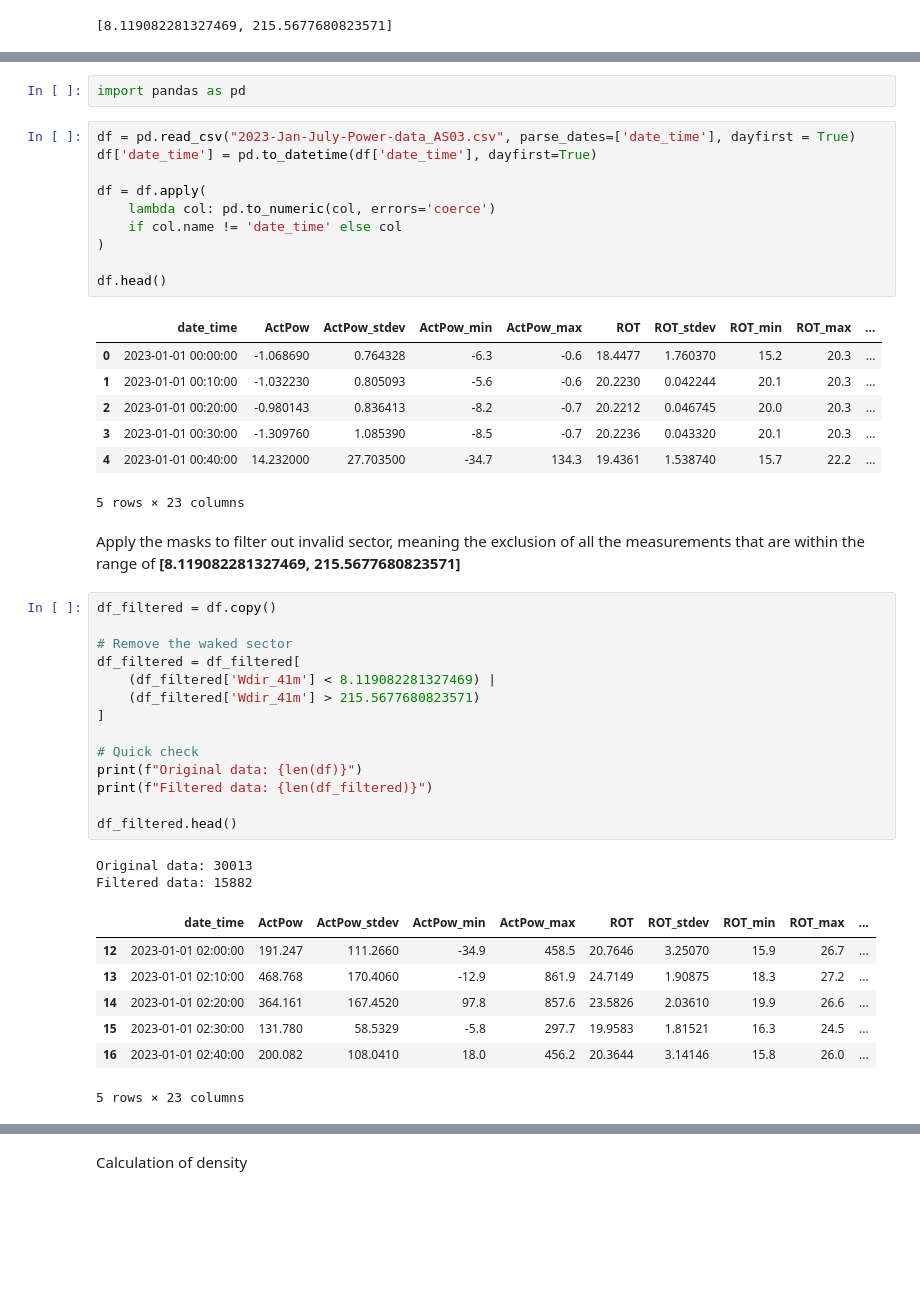
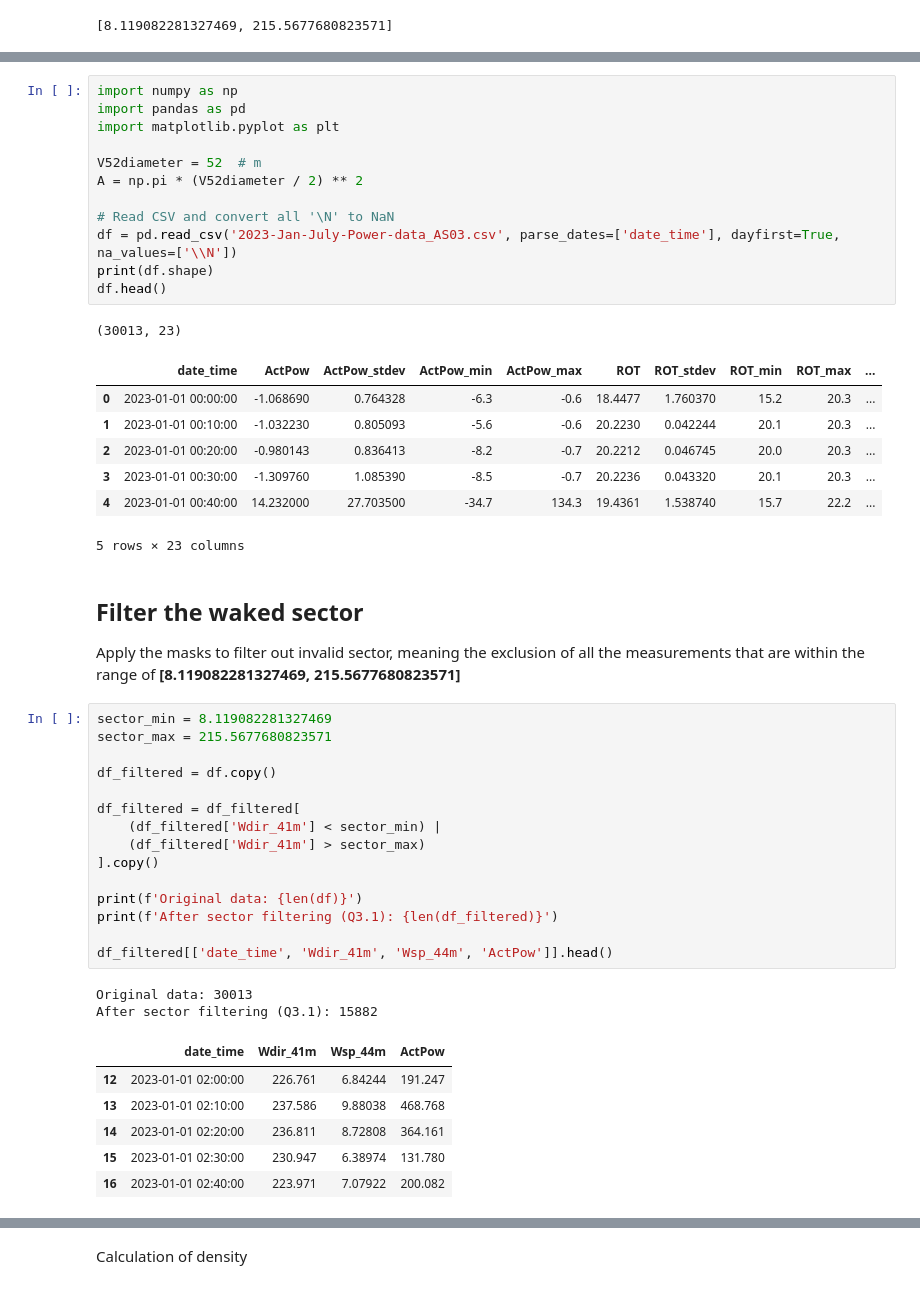
Before and after one commit to s254253/46400-WTMT, a Jupyter notebook: assignment3/question1.ipynb, the cells around one changed output, grey strips where cells are left out. Drawn from its saved outputs; the diff is of its cells as text; blank space fills up the shorter version.

```diff
--- a/assignment3/question1.ipynb
+++ b/assignment3/question1.ipynb
@@ -249,47 +258,49 @@ final_sector # not valid sector to discard when using wind directions from 2023-
 Import pandas to read csv file and then start the task
-# %%
-import pandas as pd
 # %%
-df = pd.read_csv("2023-Jan-July-Power-data_AS03.csv", parse_dates=['date_time'], dayfirst = True)
-df['date_time'] = pd.to_datetime(df['date_time'], dayfirst=True)
+import numpy as np
+import pandas as pd
+import matplotlib.pyplot as plt
 
-df = df.apply(
-    lambda col: pd.to_numeric(col, errors='coerce')
-    if col.name != 'date_time' else col
-)
+V52diameter = 52  # m
+A = np.pi * (V52diameter / 2) ** 2
 
+# Read CSV and convert all '\N' to NaN
+df = pd.read_csv('2023-Jan-July-Power-data_AS03.csv', parse_dates=['date_time'], dayfirst=True, na_values=['\\N'])
+print(df.shape)
 df.head()
 # %% [output]
+(30013, 23)
 |  | date_time | ActPow | ActPow_stdev | ActPow_min | ActPow_max | ROT | ROT_stdev | ROT_min | ROT_max | ... |
 | 0 | 2023-01-01 00:00:00 | -1.068690 | 0.764328 | -6.3 | -0.6 | 18.4477 | 1.760370 | 15.2 | 20.3 | ... |
 | 1 | 2023-01-01 00:10:00 | -1.032230 | 0.805093 | -5.6 | -0.6 | 20.2230 | 0.042244 | 20.1 | 20.3 | ... |
 | 2 | 2023-01-01 00:20:00 | -0.980143 | 0.836413 | -8.2 | -0.7 | 20.2212 | 0.046745 | 20.0 | 20.3 | ... |
 | 3 | 2023-01-01 00:30:00 | -1.309760 | 1.085390 | -8.5 | -0.7 | 20.2236 | 0.043320 | 20.1 | 20.3 | ... |
 | 4 | 2023-01-01 00:40:00 | 14.232000 | 27.703500 | -34.7 | 134.3 | 19.4361 | 1.538740 | 15.7 | 22.2 | ... |
-5 rows × 23 columns
+5 rows × 23 columns
 # %% [markdown]
+## Filter the waked sector
 Apply the masks to filter out invalid sector, meaning the exclusion of all the measurements that are within the range of **[8.119082281327469, 215.5677680823571]**
 # %%
+sector_min = 8.119082281327469
+sector_max = 215.5677680823571
+
 df_filtered = df.copy()
 
-# Remove the waked sector
 df_filtered = df_filtered[
-    (df_filtered['Wdir_41m'] < 8.119082281327469) |
-    (df_filtered['Wdir_41m'] > 215.5677680823571)
-]
+    (df_filtered['Wdir_41m'] < sector_min) |
+    (df_filtered['Wdir_41m'] > sector_max)
+].copy()
 
-# Quick check
-print(f"Original data: {len(df)}")
-print(f"Filtered data: {len(df_filtered)}")
+print(f'Original data: {len(df)}')
+print(f'After sector filtering (Q3.1): {len(df_filtered)}')
 
-df_filtered.head()
+df_filtered[['date_time', 'Wdir_41m', 'Wsp_44m', 'ActPow']].head()
 # %% [output]
 Original data: 30013
-Filtered data: 15882
+After sector filtering (Q3.1): 15882
-|  | date_time | ActPow | ActPow_stdev | ActPow_min | ActPow_max | ROT | ROT_stdev | ROT_min | ROT_max | ... |
-| 12 | 2023-01-01 02:00:00 | 191.247 | 111.2660 | -34.9 | 458.5 | 20.7646 | 3.25070 | 15.9 | 26.7 | ... |
-| 13 | 2023-01-01 02:10:00 | 468.768 | 170.4060 | -12.9 | 861.9 | 24.7149 | 1.90875 | 18.3 | 27.2 | ... |
-| 14 | 2023-01-01 02:20:00 | 364.161 | 167.4520 | 97.8 | 857.6 | 23.5826 | 2.03610 | 19.9 | 26.6 | ... |
-| 15 | 2023-01-01 02:30:00 | 131.780 | 58.5329 | -5.8 | 297.7 | 19.9583 | 1.81521 | 16.3 | 24.5 | ... |
-| 16 | 2023-01-01 02:40:00 | 200.082 | 108.0410 | 18.0 | 456.2 | 20.3644 | 3.14146 | 15.8 | 26.0 | ... |
+|  | date_time | Wdir_41m | Wsp_44m | ActPow |
+| 12 | 2023-01-01 02:00:00 | 226.761 | 6.84244 | 191.247 |
+| 13 | 2023-01-01 02:10:00 | 237.586 | 9.88038 | 468.768 |
+| 14 | 2023-01-01 02:20:00 | 236.811 | 8.72808 | 364.161 |
+| 15 | 2023-01-01 02:30:00 | 230.947 | 6.38974 | 131.780 |
+| 16 | 2023-01-01 02:40:00 | 223.971 | 7.07922 | 200.082 |
-5 rows × 23 columns
```
Also changed, not shown: parts of 27 cells of this notebook.
